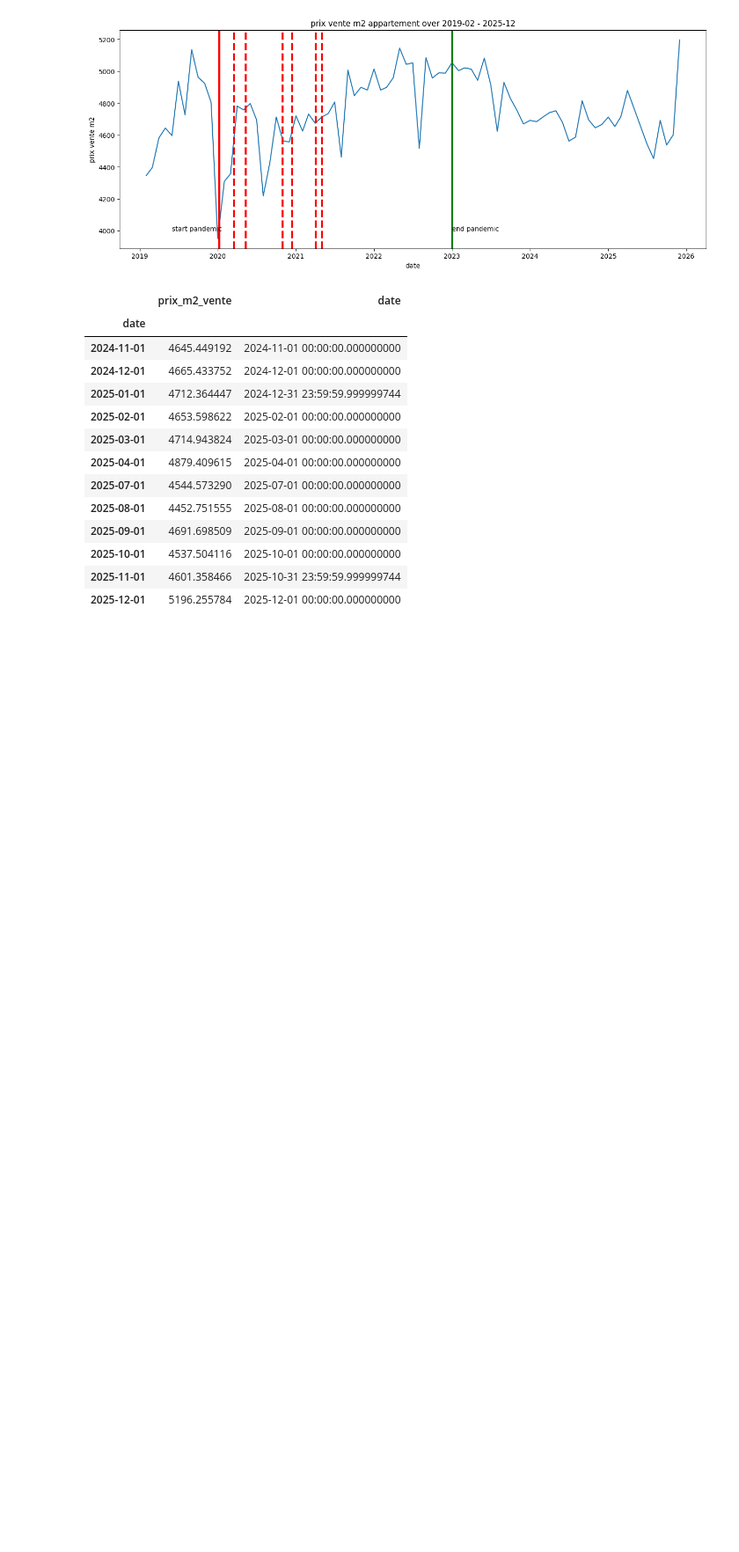
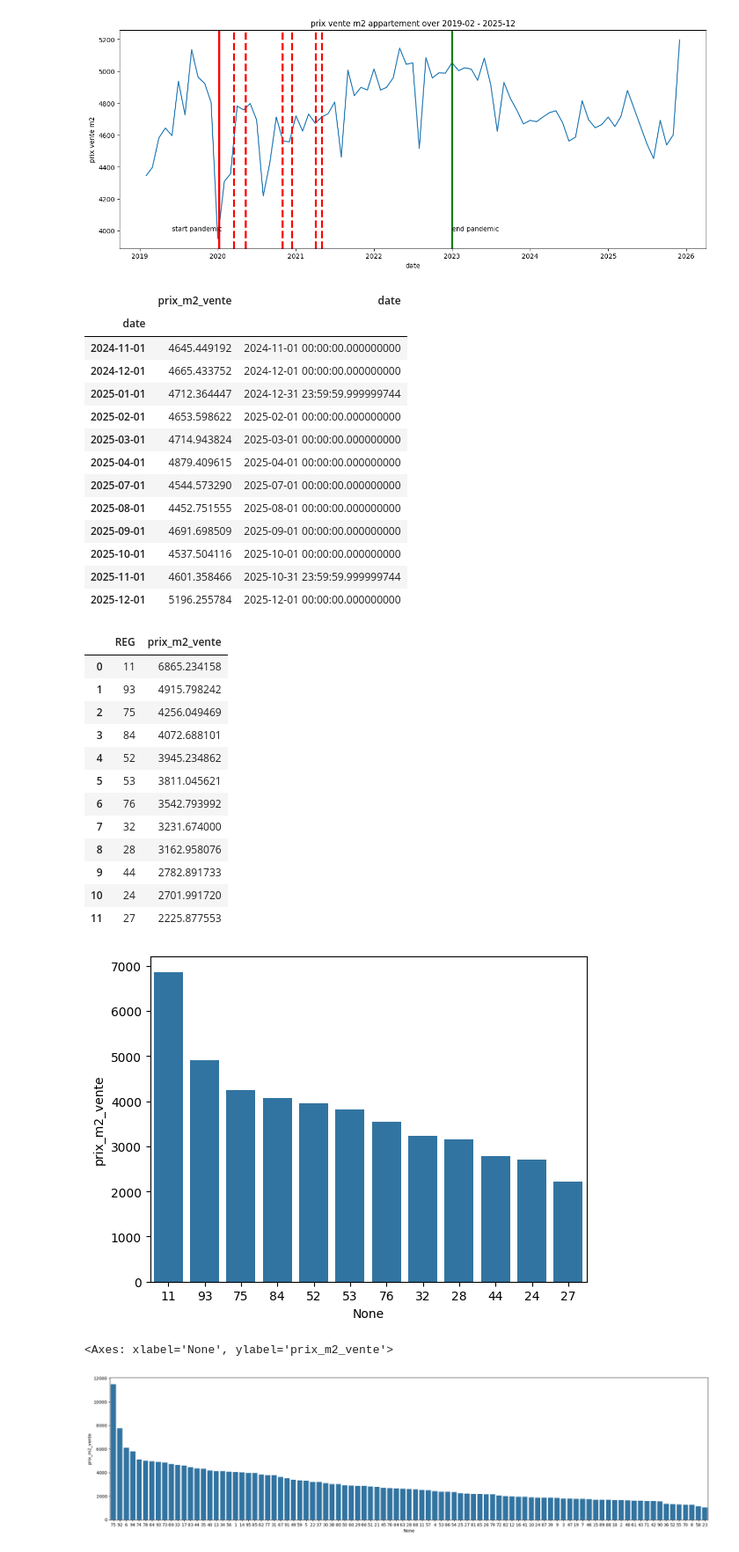
Before and after one commit to Clement2169/immocv, a Jupyter notebook: notebooks/TraitementAppartement-V1.ipynb, the cells around one changed output. Shown at 88% size. Drawn from its saved outputs; the diff is of its cells as text; code cells hidden in the pictures; blank space fills up the shorter version.

Commit message:
add region analysis

```diff
--- a/notebooks/TraitementAppartement-V1.ipynb
+++ b/notebooks/TraitementAppartement-V1.ipynb
@@ -1471,3 +1478,36 @@ See the caveats in the documentation: https://pandas.pydata.org/pandas-docs/stab
 | 2025-10-01 | 4537.504116 | 2025-10-01 00:00:00.000000000 |
 | 2025-11-01 | 4601.358466 | 2025-10-31 23:59:59.999999744 |
 | 2025-12-01 | 5196.255784 | 2025-12-01 00:00:00.000000000 |
+# %%
+df_reg = df.groupby(["REG"]).agg(prix_m2_vente = ("prix_m2_vente","mean"))
+df_dep = df.groupby(["DEP"]).agg(prix_m2_vente = ("prix_m2_vente","mean"))
+df_dep = df_dep.sort_values(by="prix_m2_vente",ascending=False).reset_index()
+df_reg = df_reg.sort_values(by="prix_m2_vente",ascending=False).reset_index()
+
+regions = {11: "Ile de France",84 : "Rhone Alpes" }
+display (df_reg)
+fig, ax = plt.subplots()
+sns.barplot(x=df_reg.index,y=df_reg.prix_m2_vente)
+ax.set_xticklabels(df_reg.REG)
+plt.show()
+
+fig, ax = plt.subplots(figsize=(25, 6))
+ax.set_xticklabels(df_dep.DEP)
+sns.barplot(y=df_dep["prix_m2_vente"],x=df_dep.index)
+# %% [output]
+|  | REG | prix_m2_vente |
+| 0 | 11 | 6865.234158 |
+| 1 | 93 | 4915.798242 |
+| 2 | 75 | 4256.049469 |
+| 3 | 84 | 4072.688101 |
+| 4 | 52 | 3945.234862 |
+| 5 | 53 | 3811.045621 |
+| 6 | 76 | 3542.793992 |
+| 7 | 32 | 3231.674000 |
+| 8 | 28 | 3162.958076 |
+| 9 | 44 | 2782.891733 |
+| 10 | 24 | 2701.991720 |
+| 11 | 27 | 2225.877553 |
+[figure, added]
+<Axes: xlabel='None', ylabel='prix_m2_vente'>
+[figure, added]
```
Also changed, not shown: parts of 4 cells of this notebook.
